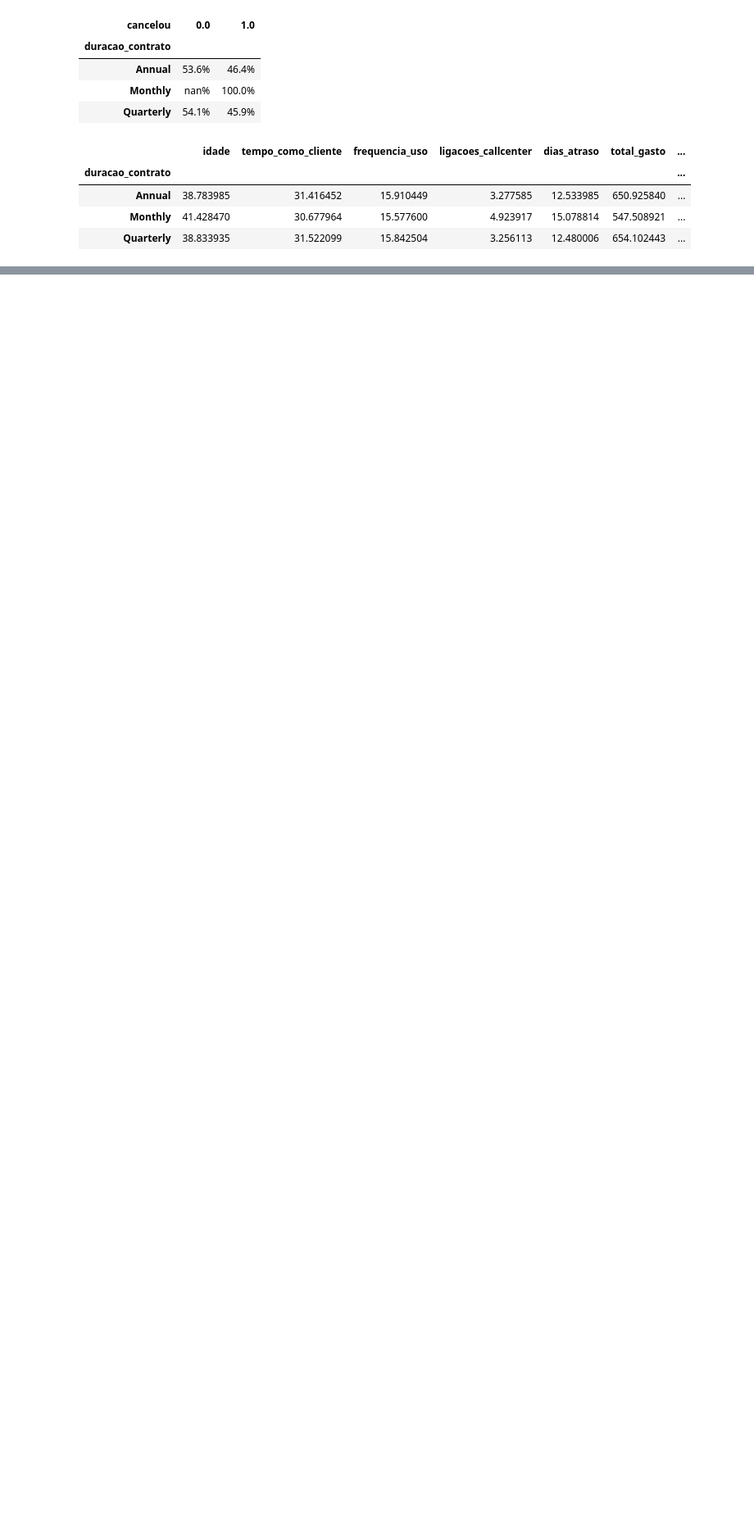
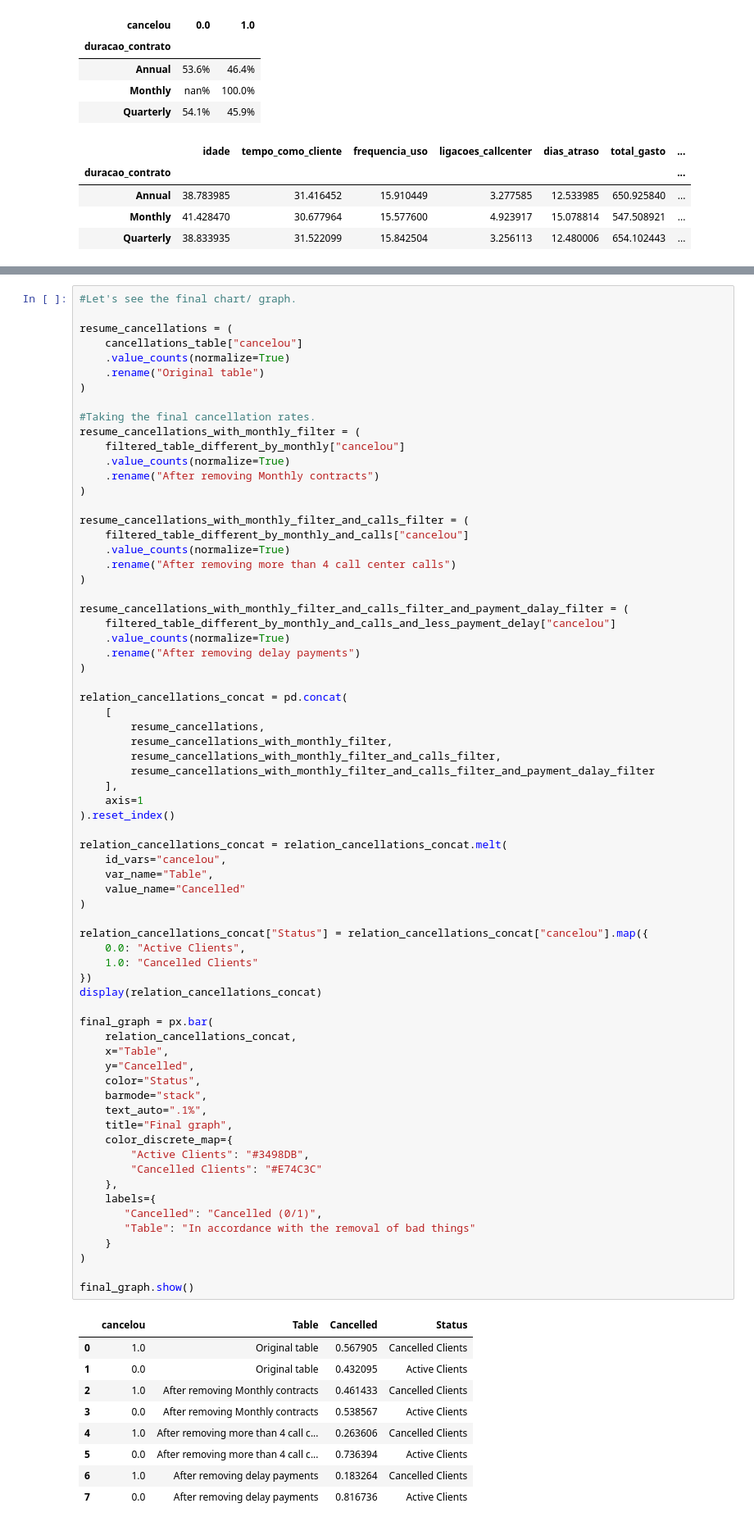
Before and after one commit to jonatttan/python_projects_for_begginers, a Jupyter notebook: Data_analysis_with_Python/main.ipynb, the cells around one changed output, grey strips where cells are left out. Shown at 82% size. Cells and saved outputs as stored; diff of their text form; blank space fills up the shorter version.

Commit message:
Applied filters for call center calls and payment delays. Created and displayed comparative tables and charts for managers

```diff
--- a/Data_analysis_with_Python/main.ipynb
+++ b/Data_analysis_with_Python/main.ipynb
@@ -277,0 +389,79 @@ fig.show()
+# %%
+#Let's see the final chart/ graph.
+
+resume_cancellations = (
+    cancellations_table["cancelou"]
+    .value_counts(normalize=True)
+    .rename("Original table")
+)
+
+#Taking the final cancellation rates.
+resume_cancellations_with_monthly_filter = (
+    filtered_table_different_by_monthly["cancelou"]
+    .value_counts(normalize=True)
+    .rename("After removing Monthly contracts")
+)
+
+resume_cancellations_with_monthly_filter_and_calls_filter = (
+    filtered_table_different_by_monthly_and_calls["cancelou"]
+    .value_counts(normalize=True)
+    .rename("After removing more than 4 call center calls")
+)
+
+resume_cancellations_with_monthly_filter_and_calls_filter_and_payment_dalay_filter = (
+    filtered_table_different_by_monthly_and_calls_and_less_payment_delay["cancelou"]
+    .value_counts(normalize=True)
+    .rename("After removing delay payments")
+)
+
+relation_cancellations_concat = pd.concat(
+    [
+        resume_cancellations,
+        resume_cancellations_with_monthly_filter,
+        resume_cancellations_with_monthly_filter_and_calls_filter,
+        resume_cancellations_with_monthly_filter_and_calls_filter_and_payment_dalay_filter
+    ],
+    axis=1
+).reset_index()
+
+relation_cancellations_concat = relation_cancellations_concat.melt(
+    id_vars="cancelou",
+    var_name="Table",
+    value_name="Cancelled"
+)
+
+relation_cancellations_concat["Status"] = relation_cancellations_concat["cancelou"].map({
+    0.0: "Active Clients",
+    1.0: "Cancelled Clients"
+})
+display(relation_cancellations_concat)
+
+final_graph = px.bar(
+    relation_cancellations_concat,
+    x="Table",
+    y="Cancelled",
+    color="Status",
+    barmode="stack",
+    text_auto=".1%",
+    title="Final graph",
+    color_discrete_map={
+        "Active Clients": "#3498DB",
+        "Cancelled Clients": "#E74C3C"
+    },
+    labels={
+       "Cancelled": "Cancelled (0/1)",
+       "Table": "In accordance with the removal of bad things"
+    }
+)
+
+final_graph.show()
+# %% [output]
+|  | cancelou | Table | Cancelled | Status |
+| 0 | 1.0 | Original table | 0.567905 | Cancelled Clients |
+| 1 | 0.0 | Original table | 0.432095 | Active Clients |
+| 2 | 1.0 | After removing Monthly contracts | 0.461433 | Cancelled Clients |
+| 3 | 0.0 | After removing Monthly contracts | 0.538567 | Active Clients |
+| 4 | 1.0 | After removing more than 4 call c... | 0.263606 | Cancelled Clients |
+| 5 | 0.0 | After removing more than 4 call c... | 0.736394 | Active Clients |
+| 6 | 1.0 | After removing delay payments | 0.183264 | Cancelled Clients |
+| 7 | 0.0 | After removing delay payments | 0.816736 | Active Clients |
```
Also changed, not shown: parts of 6 cells of this notebook.
